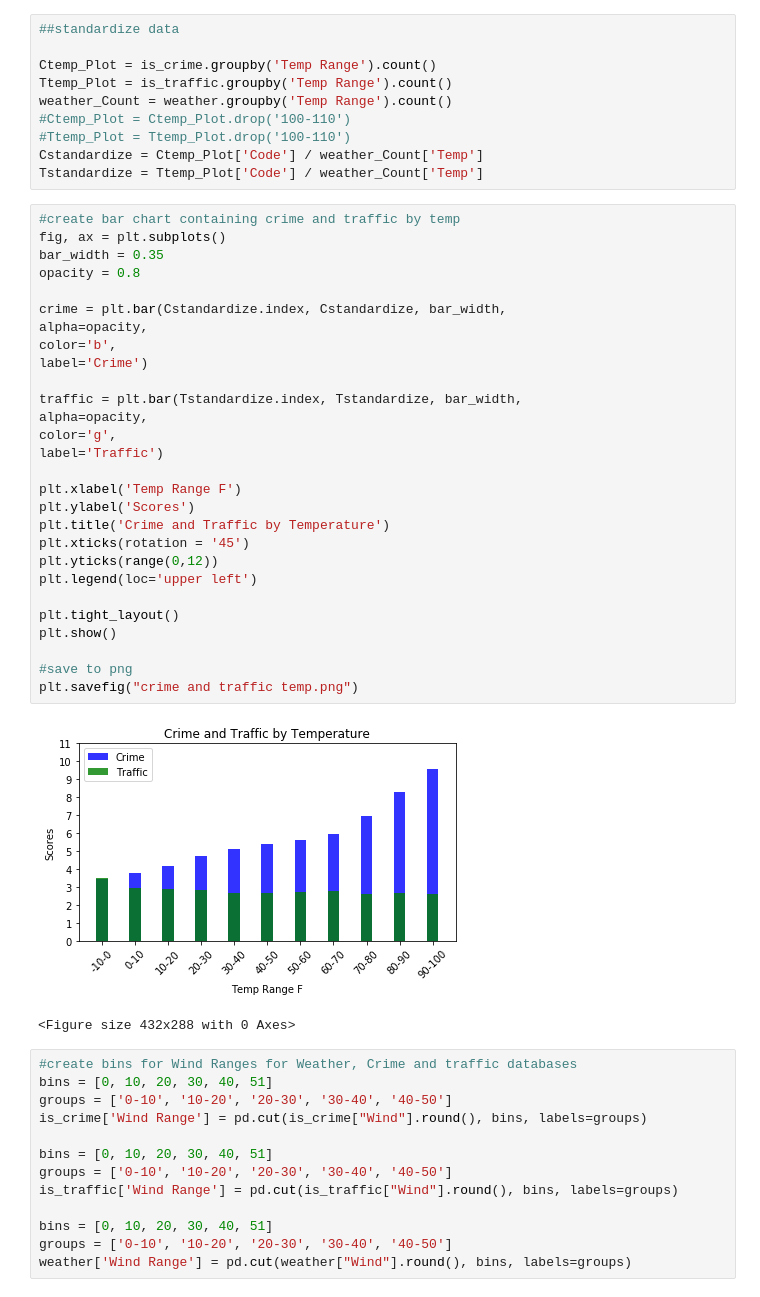
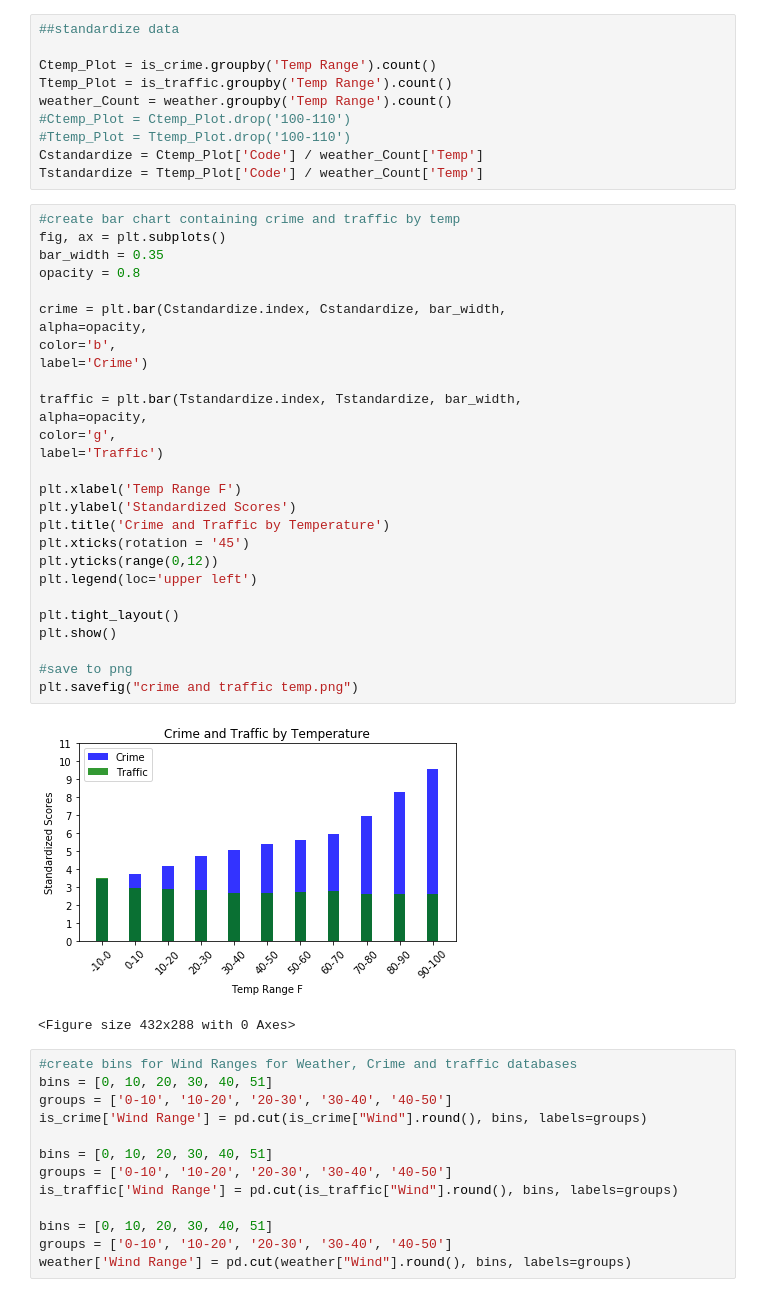
Before and after one commit to chamb-ferly/python_g_project, a Jupyter notebook: Crime_weather_KD.ipynb, the cells around one changed output. Cells and saved outputs as stored; diff of their text form.

```diff
--- a/Crime_weather_KD.ipynb
+++ b/Crime_weather_KD.ipynb
@@ -162,33 +162,33 @@ Tstandardize = Ttemp_Plot['Code'] / weather_Count['Temp']
 # %%
 #create bar chart containing crime and traffic by temp
 fig, ax = plt.subplots()
 bar_width = 0.35
 opacity = 0.8
 
 crime = plt.bar(Cstandardize.index, Cstandardize, bar_width,
 alpha=opacity,
 color='b',
 label='Crime')
 
 traffic = plt.bar(Tstandardize.index, Tstandardize, bar_width,
 alpha=opacity,
 color='g',
 label='Traffic')
 
 plt.xlabel('Temp Range F')
-plt.ylabel('Scores')
+plt.ylabel('Standardized Scores')
 plt.title('Crime and Traffic by Temperature')
 plt.xticks(rotation = '45')
 plt.yticks(range(0,12))
 plt.legend(loc='upper left')
 
 plt.tight_layout()
 plt.show()
 
 #save to png
 plt.savefig("crime and traffic temp.png")
 # %% [output]
-[figure, old version]
+[figure, new version]
 <Figure size 432x288 with 0 Axes>
 # %%
 #create bins for Wind Ranges for Weather, Crime and traffic databases
```
Also changed, not shown: parts of 4 cells of this notebook, 1 other file.
